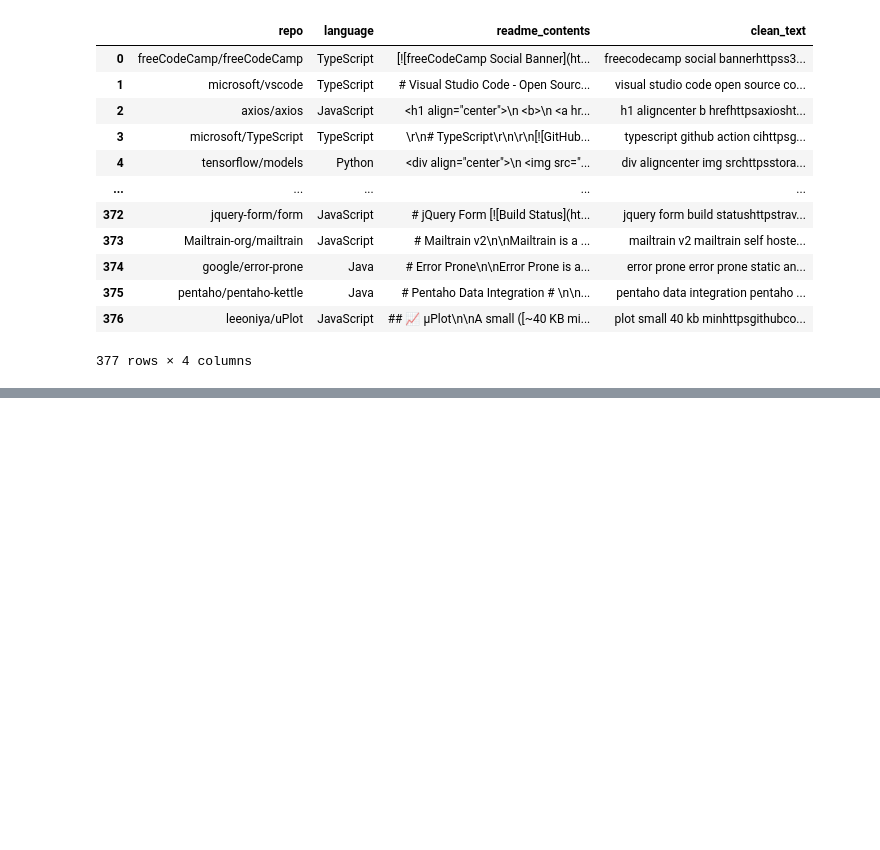
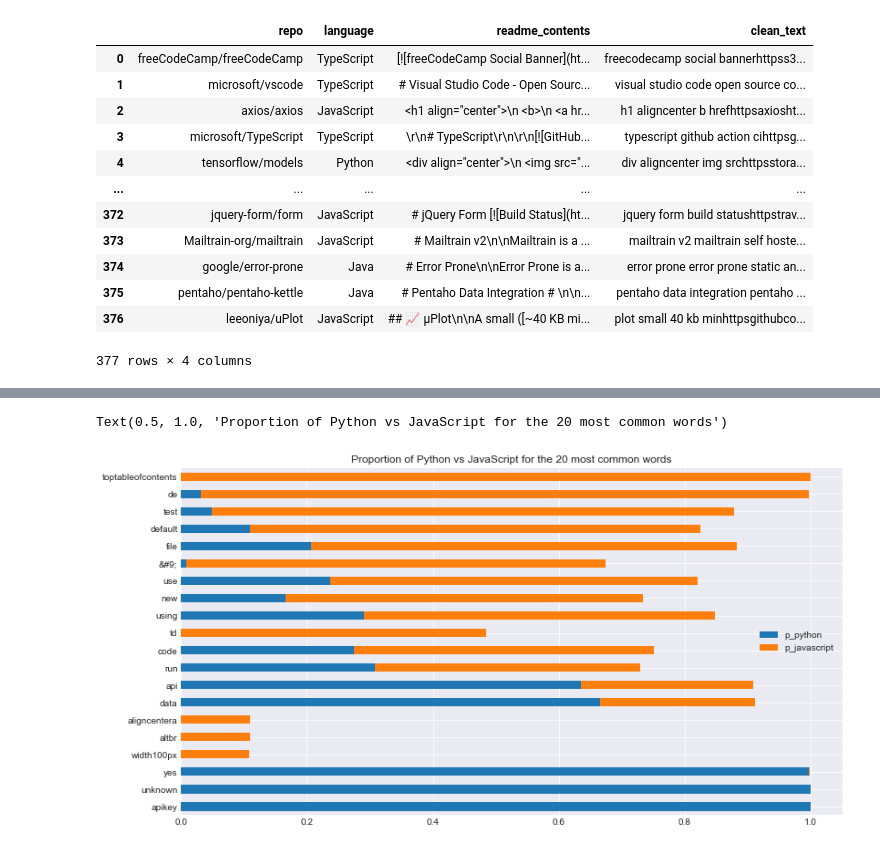
Before and after one commit to NLP-Project-Burton-Yuvia-Yvette/NLP-Project, a Jupyter notebook: webscraping.ipynb, the cells around one changed output, grey strips where cells are left out. Drawn from its saved outputs; the diff is of its cells as text; code cells hidden in the pictures; blank space fills up the shorter version.

```diff
--- a/webscraping.ipynb
+++ b/webscraping.ipynb
@@ -420,0 +373,6 @@ word_counts
+# %%
+JavaScript_words = ' '.join(train[train.language == 'JavaScript'].clean_text).split(' ')
+Java_words = ' '.join(train[train.language == 'Java'].clean_text).split(' ')
+Python_words = ' '.join(train[train.language == 'Python'].clean_text).split(' ')
+TypeScript_words = ' '.join(train[train.language == 'TypeScript'].clean_text).split(' ')
+All_words = ' '.join(train.clean_text).split(' ')
@@ -420,0 +399,6 @@ word_counts
+# %%
+JavaScript_freq = pd.Series(JavaScript_words).value_counts()
+Java_freq = pd.Series(Java_words).value_counts()
+Python_freq = pd.Series(Python_words).value_counts()
+TypeScript_freq = pd.Series(TypeScript_words).value_counts()
+All_words_freq = pd.Series(All_words).value_counts()
@@ -420,0 +466,5 @@ word_counts
+# %%
+word_counts = (pd.concat([JavaScript_freq, Java_freq, Python_freq, TypeScript_freq, All_words_freq], axis=1, sort=True)
+                .set_axis(['JavaScript', 'Java', 'Python', 'TypeScript', 'AllWords'], axis=1, inplace=False)
+                .fillna(0)
+                .apply(lambda s: s.astype(int)))
@@ -420,0 +545,15 @@ word_counts
+# %%
+# figure out the percentage of spam vs ham
+(word_counts
+ .assign(p_python=word_counts.Python / word_counts['AllWords'],
+         p_javascript=word_counts.JavaScript / word_counts['AllWords'])
+ .sort_values(by='AllWords')
+ [['p_python', 'p_javascript']]
+ .tail(20)
+ .sort_values('p_javascript')
+ .plot.barh(stacked=True))
+
+plt.title('Proportion of Python vs JavaScript for the 20 most common words')
+# %% [output]
+Text(0.5, 1.0, 'Proportion of Python vs JavaScript for the 20 most common words')
+[figure, added]
```
Also changed, not shown: parts of 45 cells of this notebook.
